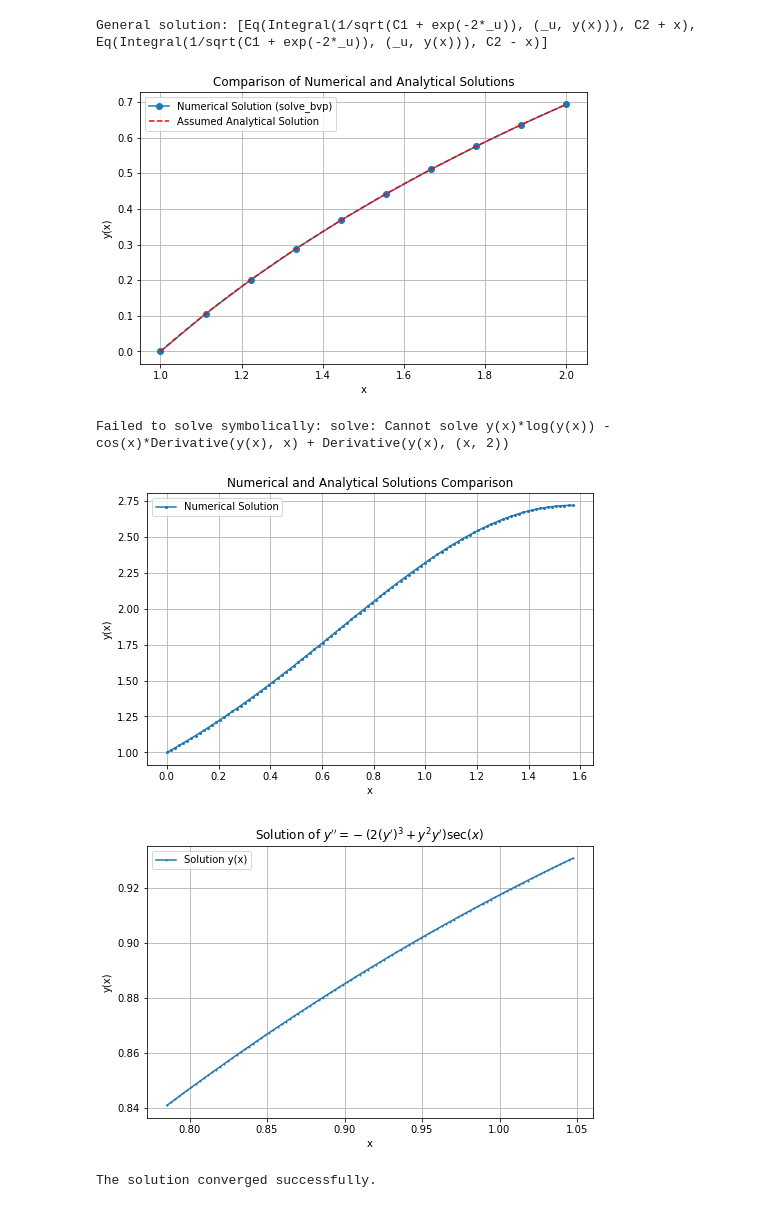
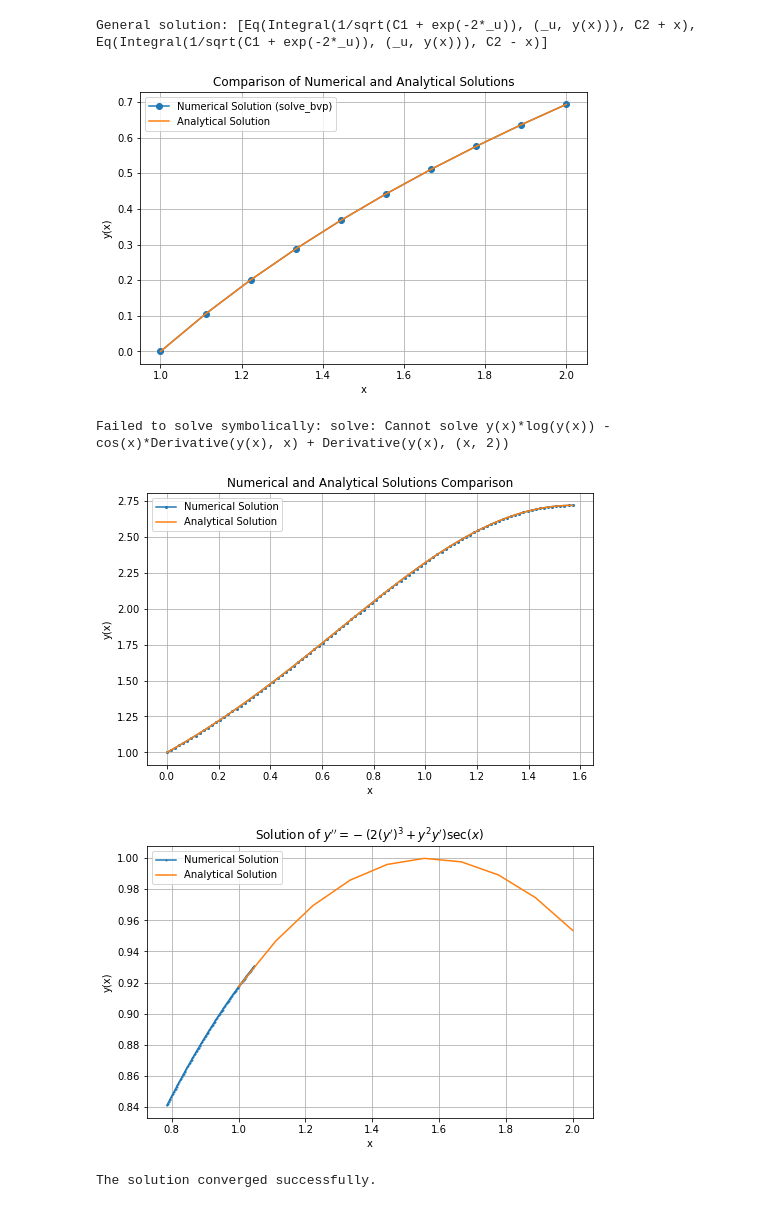
Before and after one commit to santanu-m/Computational-Physics, a Jupyter notebook: Assignment 2 Q 9.ipynb, the cells around one changed output. Cells and saved outputs as stored; diff of their text form; code cells hidden in the pictures.

```diff
--- a/Assignment 2 Q 9.ipynb
+++ b/Assignment 2 Q 9.ipynb
@@ -25,17 +25,18 @@ plt.plot(sol_bvp.x, sol_bvp.y[0], label='Numerical Solution (solve_bvp)', marker
 
 x_vals = np.linspace(1, 2, 100)
 y_vals = np.log(x_vals)
-plt.plot(x_vals, y_vals, 'r--', label='Assumed Analytical Solution')
+# plt.plot(x_vals, y_vals, 'r--', label='Assumed Analytical Solution')
 
 plt.xlabel('x')
 plt.ylabel('y(x)')
+plt.plot(x_mesh, np.log(x_mesh), label="Analytical Solution")
 plt.title('Comparison of Numerical and Analytical Solutions')
 plt.legend()
 plt.grid(True)
 plt.show()
 # %% [output]
 General solution: [Eq(Integral(1/sqrt(C1 + exp(-2*_u)), (_u, y(x))), C2 + x), Eq(Integral(1/sqrt(C1 + exp(-2*_u)), (_u, y(x))), C2 - x)]
-[figure, old version]
+[figure, new version]
 # %%
 import numpy as np
 import matplotlib.pyplot as plt
@@ -85,13 +86,14 @@ if y_analytical:
     plt.plot(x_vals, y_vals, 'r--', label='Analytical Solution')
 plt.xlabel('x')
 plt.ylabel('y(x)')
+plt.plot(x_mesh, np.exp(np.sin(x_mesh)), label="Analytical Solution")
 plt.title('Numerical and Analytical Solutions Comparison')
 plt.legend()
 plt.grid(True)
 plt.show()
 # %% [output]
 Failed to solve symbolically: solve: Cannot solve y(x)*log(y(x)) - cos(x)*Derivative(y(x), x) + Derivative(y(x), (x, 2))
-[figure, old version]
+[figure, new version]
 # %%
 import numpy as np
 import matplotlib.pyplot as plt
@@ -107,35 +109,36 @@ def odes(x, y):
     dy2dx = -(2 * y2**3 + y1**2 * y2) * (1 / np.cos(x))
     return np.array([dy1dx, dy2dx])
 
 # Boundary conditions
 def boundary_conditions(ya, yb):
     return np.array([ya[0] - 2**(-1/4), yb[0] - (12**(1/4) / 2)])
 
 # Mesh and initial guess
 x = np.linspace(pi/4, pi/3, 100)
 y_guess = np.zeros((2, x.size))
 y_guess[0, :] = np.linspace(2**(-1/4), 12**(1/4) / 2, x.size)
 
 # Solve the BVP
 sol = solve_bvp(odes, boundary_conditions, x, y_guess)
 
 # Plotting the solution
 plt.figure(figsize=(8, 5))
-plt.plot(sol.x, sol.y[0], label='Solution y(x)', marker='o', markersize=1)
+plt.plot(sol.x, sol.y[0], label='Numerical Solution', marker='o', markersize=1)
 plt.xlabel('x')
 plt.ylabel('y(x)')
+plt.plot(x_mesh, np.sqrt(np.sin(x_mesh)), label="Analytical Solution")
 plt.title('Solution of $y\'\' = -(2(y\')^3 + y^2 y\') \sec(x)$')
 plt.legend()
 plt.grid(True)
 plt.show()
 
 # Verifying solution correctness
 if sol.status == 0:
     print("The solution converged successfully.")
 else:
     print("The solution did not converge.")
 # %% [output]
-[figure, old version]
+[figure, new version]
 The solution converged successfully.
 # %%
 import numpy as np
```
Also changed, not shown: parts of 1 cell of this notebook, 3 other files.
